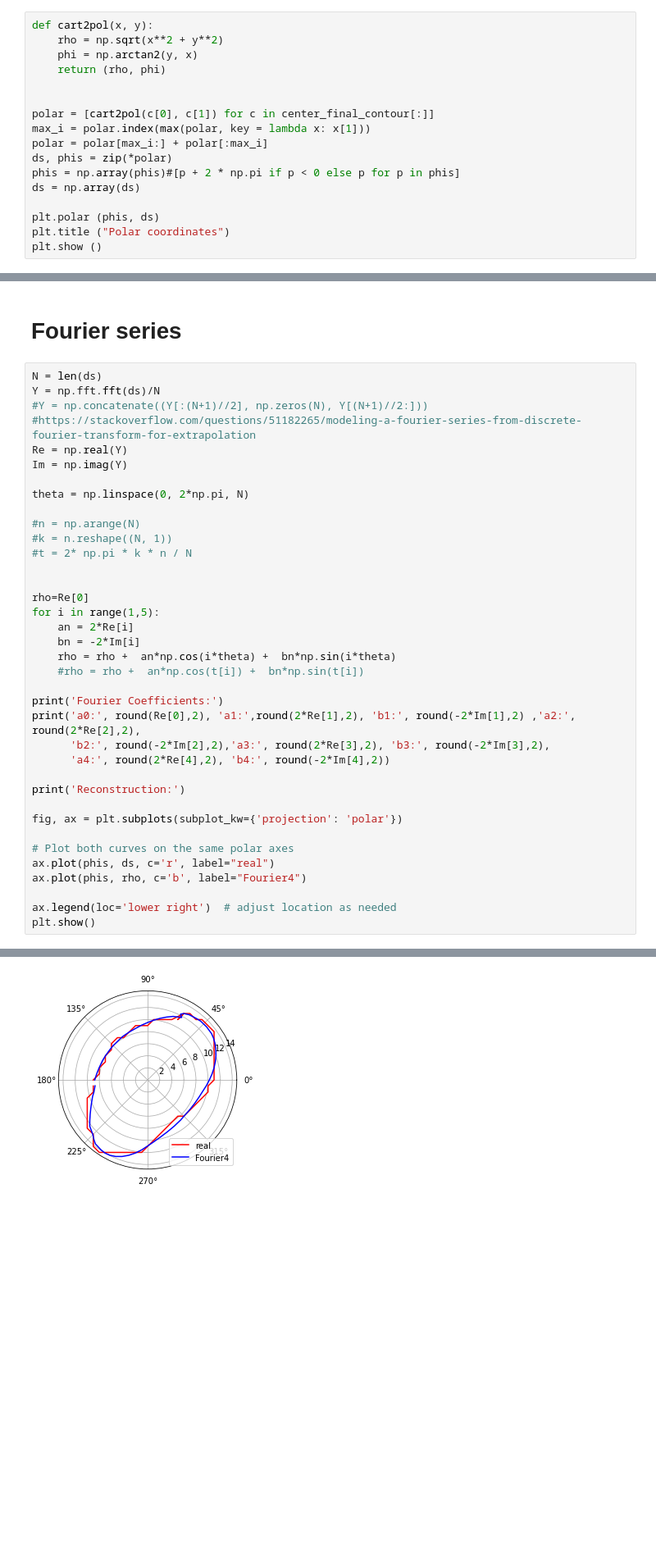
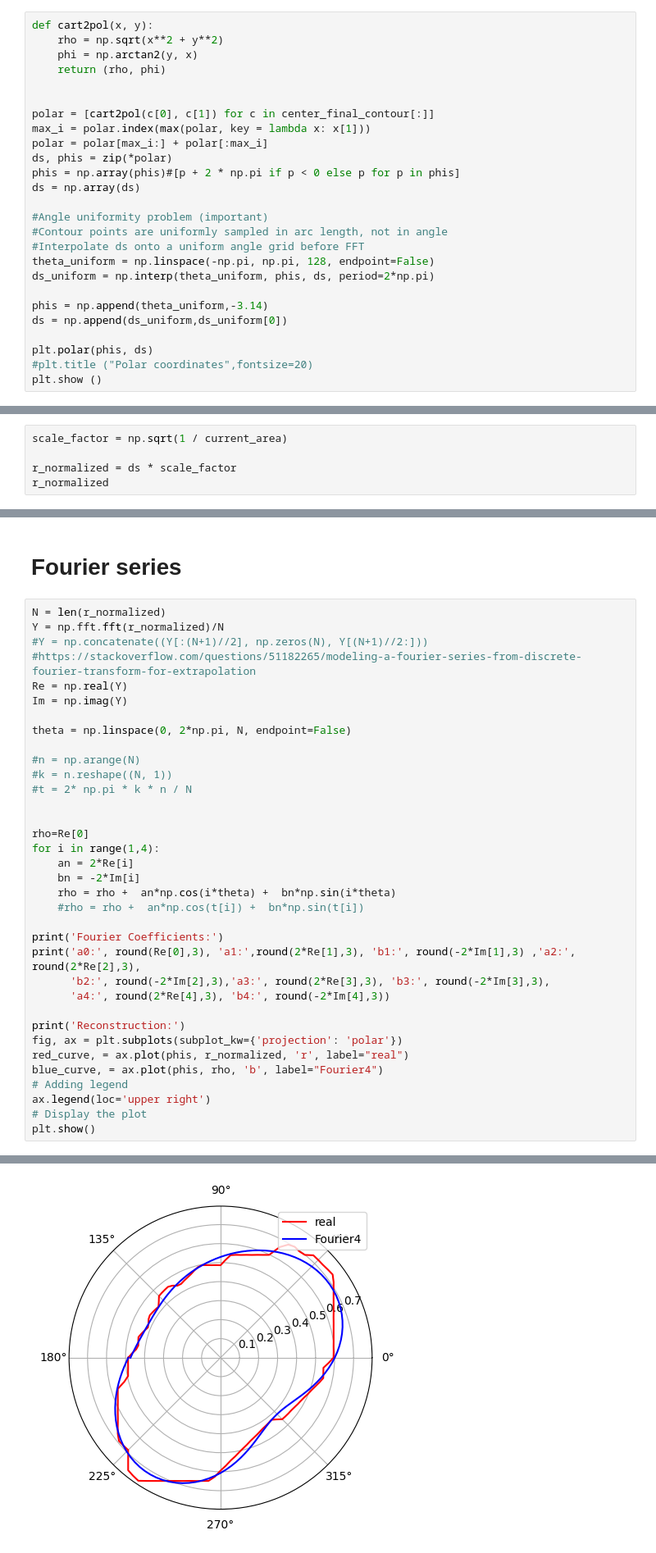
Before and after one commit to lampis-tzai/handwriting-evidence-evaluation-fourier-based-feature-extraction, a Jupyter notebook: Fourier_feature_extraction/step_by_step_image_preprocessing.ipynb, the cells around one changed output, grey strips where cells are left out. Shown at 82% size. Drawn from its saved outputs; the diff is of its cells as text; blank space fills up the shorter version.

```diff
--- a/Fourier_feature_extraction/step_by_step_image_preprocessing.ipynb
+++ b/Fourier_feature_extraction/step_by_step_image_preprocessing.ipynb
@@ -198,7 +200,16 @@ ds, phis = zip(*polar)
 phis = np.array(phis)#[p + 2 * np.pi if p < 0 else p for p in phis]
 ds = np.array(ds)
 
-plt.polar (phis, ds)
-plt.title ("Polar coordinates")
+#Angle uniformity problem (important)
+#Contour points are uniformly sampled in arc length, not in angle
+#Interpolate ds onto a uniform angle grid before FFT
+theta_uniform = np.linspace(-np.pi, np.pi, 128, endpoint=False)
+ds_uniform = np.interp(theta_uniform, phis, ds, period=2*np.pi)
+
+phis = np.append(theta_uniform,-3.14)
+ds = np.append(ds_uniform,ds_uniform[0])
+
+plt.polar(phis, ds)
+#plt.title ("Polar coordinates",fontsize=20)
 plt.show ()
 # %% [output]
@@ -205,0 +217,5 @@ plt.show ()
+# %%
+scale_factor = np.sqrt(1 / current_area)
+
+r_normalized = ds * scale_factor
+r_normalized
@@ -206,13 +240,13 @@ plt.show ()
 # %% [markdown]
 # Fourier series
 # %%
-N = len(ds)
-Y = np.fft.fft(ds)/N
+N = len(r_normalized)
+Y = np.fft.fft(r_normalized)/N
 #Y = np.concatenate((Y[:(N+1)//2], np.zeros(N), Y[(N+1)//2:])) #https://stackoverflow.com/questions/51182265/modeling-a-fourier-series-from-discrete-fourier-transform-for-extrapolation
 Re = np.real(Y)
 Im = np.imag(Y)
 
-theta = np.linspace(0, 2*np.pi, N)
+theta = np.linspace(0, 2*np.pi, N, endpoint=False)
 
 #n = np.arange(N)
 #k = n.reshape((N, 1))
@@ -220,26 +254,24 @@ theta = np.linspace(0, 2*np.pi, N)
 
 
 rho=Re[0]
-for i in range(1,5):
+for i in range(1,4):
     an = 2*Re[i]
     bn = -2*Im[i]
     rho = rho +  an*np.cos(i*theta) +  bn*np.sin(i*theta)
     #rho = rho +  an*np.cos(t[i]) +  bn*np.sin(t[i])
 
 print('Fourier Coefficients:')
-print('a0:', round(Re[0],2), 'a1:',round(2*Re[1],2), 'b1:', round(-2*Im[1],2) ,'a2:', round(2*Re[2],2),
-      'b2:', round(-2*Im[2],2),'a3:', round(2*Re[3],2), 'b3:', round(-2*Im[3],2),
-      'a4:', round(2*Re[4],2), 'b4:', round(-2*Im[4],2))
+print('a0:', round(Re[0],3), 'a1:',round(2*Re[1],3), 'b1:', round(-2*Im[1],3) ,'a2:', round(2*Re[2],3),
+      'b2:', round(-2*Im[2],3),'a3:', round(2*Re[3],3), 'b3:', round(-2*Im[3],3),
+      'a4:', round(2*Re[4],3), 'b4:', round(-2*Im[4],3))
 
 print('Reconstruction:')
-
 fig, ax = plt.subplots(subplot_kw={'projection': 'polar'})
-
-# Plot both curves on the same polar axes
-ax.plot(phis, ds, c='r', label="real")
-ax.plot(phis, rho, c='b', label="Fourier4")
-
-ax.legend(loc='lower right')  # adjust location as needed
+red_curve, = ax.plot(phis, r_normalized, 'r', label="real")
+blue_curve, = ax.plot(phis, rho, 'b', label="Fourier4")
+# Adding legend
+ax.legend(loc='upper right')
+# Display the plot
 plt.show()
 # %% [output]
 Fourier Coefficients:
@@ -247,5 +279,5 @@ a0: 10.78 a1: -0.56 b1: -0.45 a2: -1.25 b2: -2.23 a3: -0.29 b3: 0.44 a4: 0.08 b4
 Reconstruction:
-[figure, old version]
+[figure, new version]
 # %% [markdown]
 ## Recostruction with 20 harmonics
 # %%
```
Also changed, not shown: parts of 12 cells of this notebook, 3 other files.
